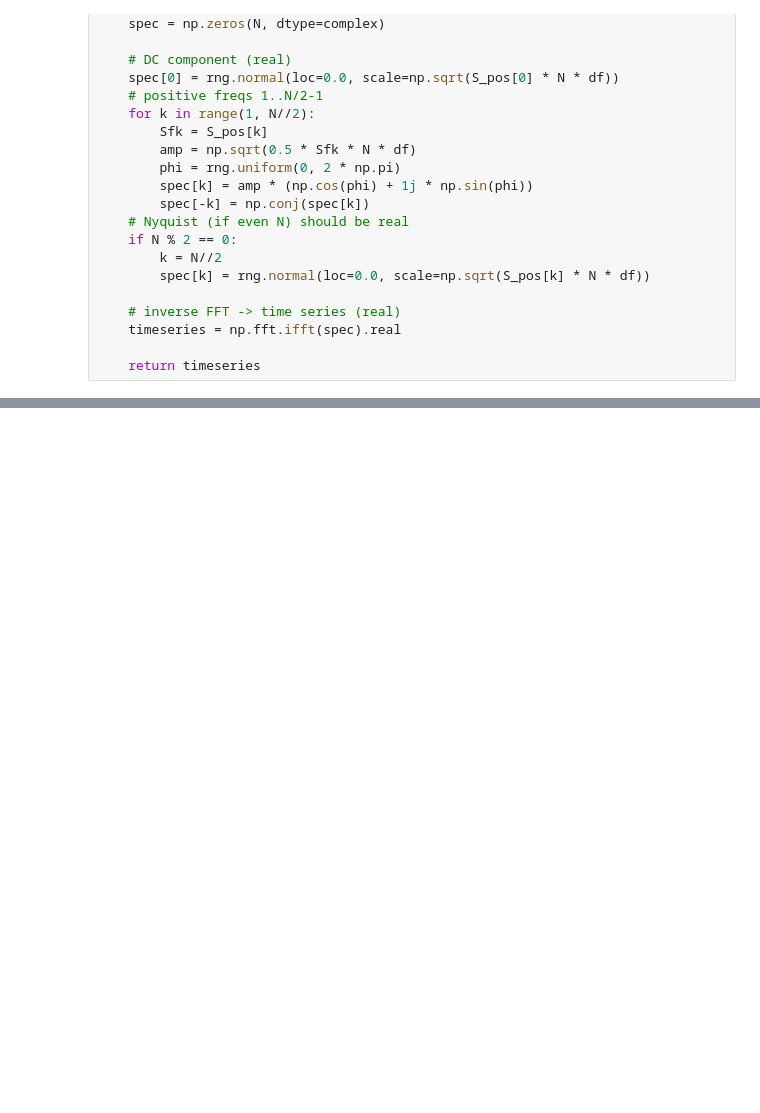
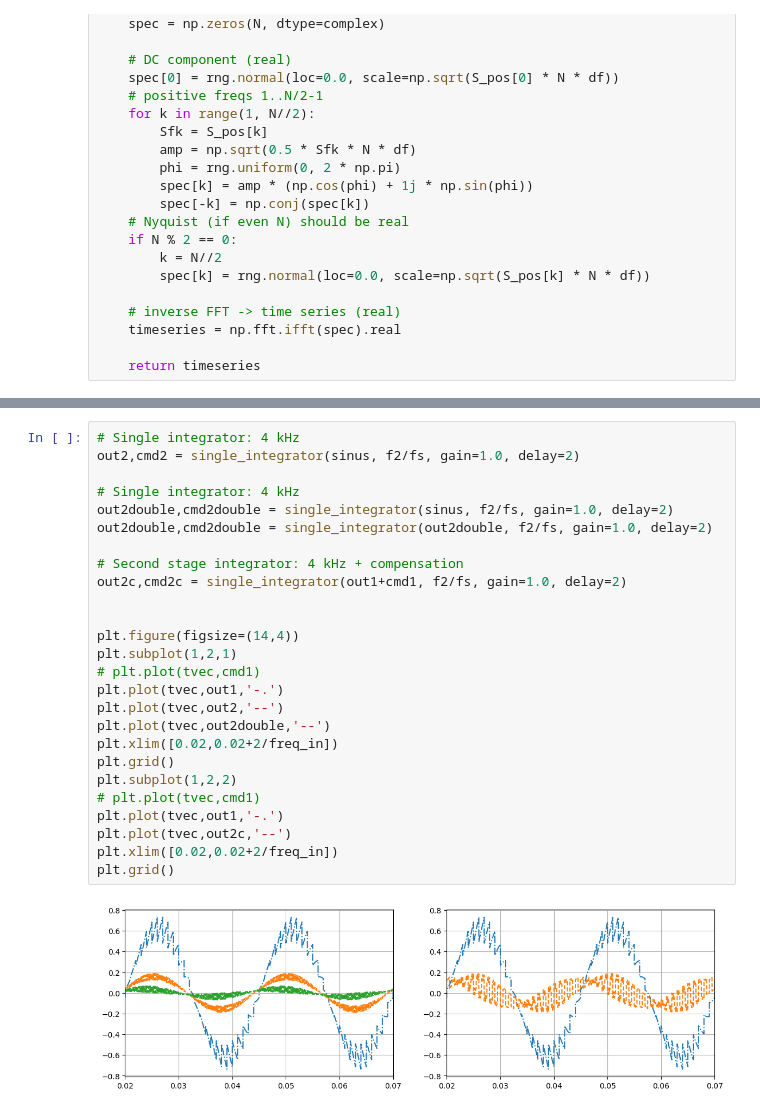
Before and after one commit to ArcetriAdaptiveOptics/ekarus, a Jupyter notebook: ekarus/notebooks/carolineEffect.ipynb, the cells around one changed output, grey strips where cells are left out. Drawn from its saved outputs; the diff is of its cells as text; blank space fills up the shorter version.

```diff
--- a/ekarus/notebooks/carolineEffect.ipynb
+++ b/ekarus/notebooks/carolineEffect.ipynb
@@ -211,0 +238,28 @@ Text(0.5, 1.0, 'PSD Comparison: Non-mutiple frequencies')
+# %%
+# Single integrator: 4 kHz
+out2,cmd2 = single_integrator(sinus, f2/fs, gain=1.0, delay=2)
+
+# Single integrator: 4 kHz
+out2double,cmd2double = single_integrator(sinus, f2/fs, gain=1.0, delay=2)
+out2double,cmd2double = single_integrator(out2double, f2/fs, gain=1.0, delay=2)
+
+# Second stage integrator: 4 kHz + compensation
+out2c,cmd2c = single_integrator(out1+cmd1, f2/fs, gain=1.0, delay=2)
+
+
+plt.figure(figsize=(14,4))
+plt.subplot(1,2,1)
+# plt.plot(tvec,cmd1)
+plt.plot(tvec,out1,'-.')
+plt.plot(tvec,out2,'--')
+plt.plot(tvec,out2double,'--')
+plt.xlim([0.02,0.02+2/freq_in])
+plt.grid()
+plt.subplot(1,2,2)
+# plt.plot(tvec,cmd1)
+plt.plot(tvec,out1,'-.')
+plt.plot(tvec,out2c,'--')
+plt.xlim([0.02,0.02+2/freq_in])
+plt.grid()
+# %% [output]
+[figure, added]
```
Also changed, not shown: parts of 11 cells of this notebook, 6 other files.
